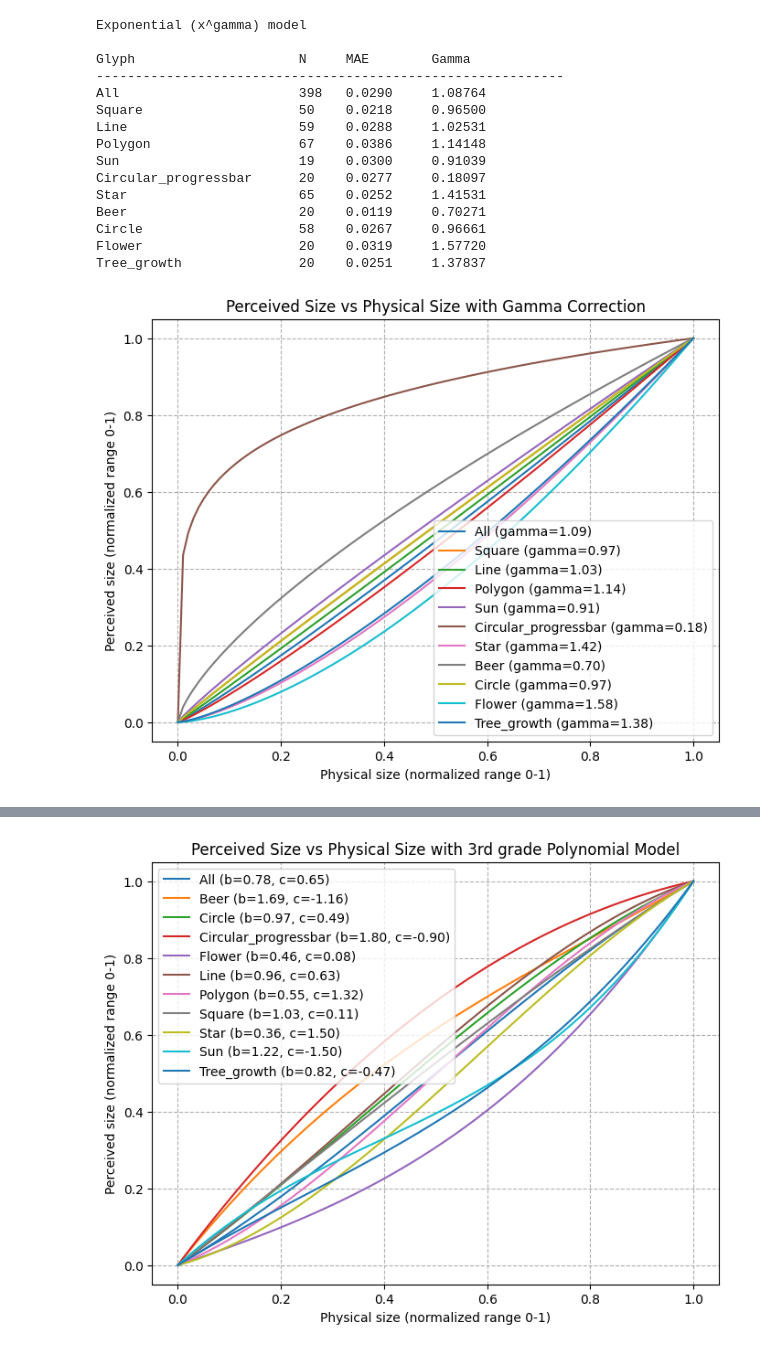
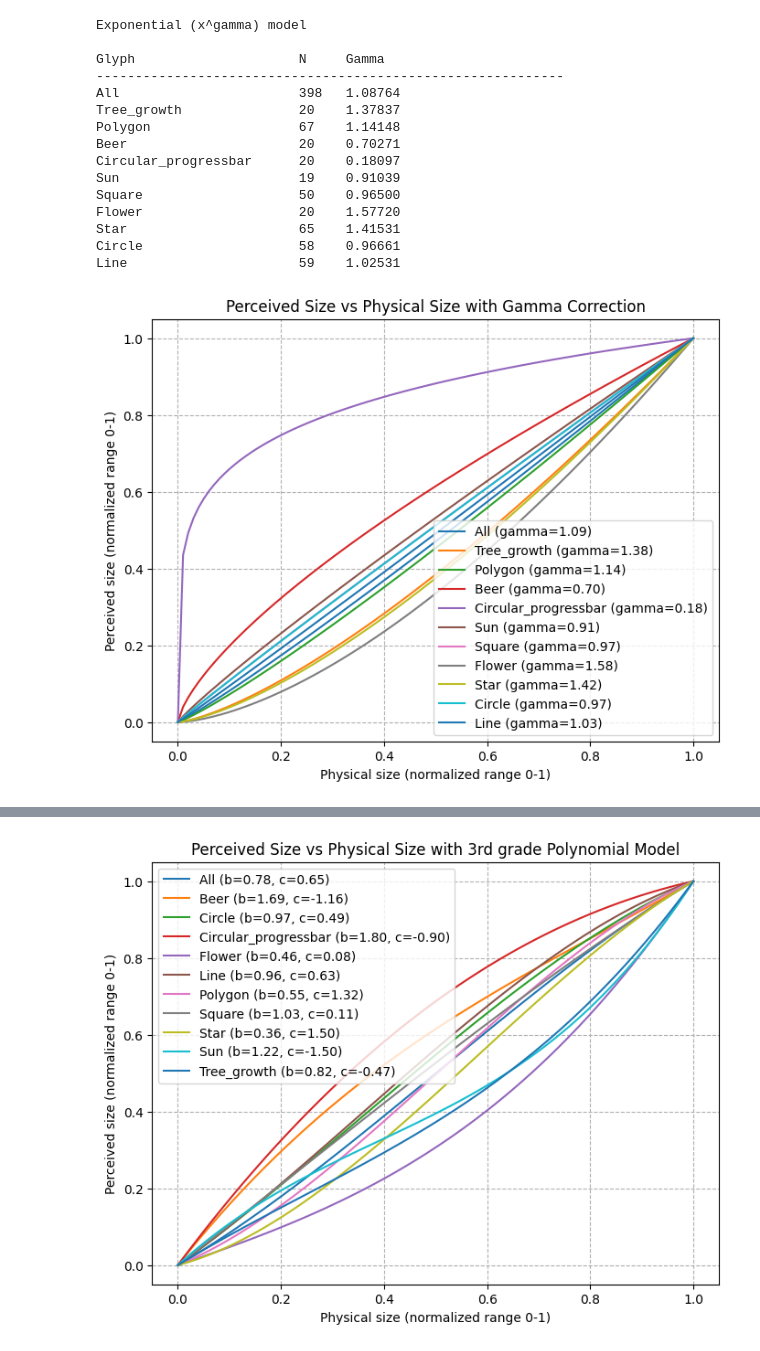
Before and after one commit to provajuli/BP, a Jupyter notebook: data/data_processing.ipynb, the cells around one changed output, grey strips where cells are left out. Saved outputs shown, nothing was run; the diff lists cells and outputs as text; code cells hidden in the pictures.

```diff
--- a/data/data_processing.ipynb
+++ b/data/data_processing.ipynb
@@ -98,15 +98,11 @@ def ls_find_gamma_stimulus(a, b, c):
     res = least_squares(residuals_stimulus, x0=1.0, bounds=(MIN, MAX), args=(a, b, c))
     return float(res.x[0])
 
-# vypocet MAE (Mean Absolute Error)
-def MAE(y_true, y_pred):
-    return float(np.mean(np.abs(y_true - y_pred)))
 
 def stats_per_glyph_type(a, b, c):
     rows = []
     g_all= ls_find_gamma_stimulus(a, b, c) # optimalni gamma pro vsechny glyphy
-    mae_all = MAE(b, predict_b_gamma(g_all, a, c))
-    rows.append(("All", len(b), mae_all, g_all))
+    rows.append(("All", len(b), g_all))
 
     for t in set(GLYPH_TYPES):
         idx = (GLYPH_TYPES == t) # na jakych indexech je dany typ glyphu
@@ -114,16 +110,15 @@ def stats_per_glyph_type(a, b, c):
         b_t= b[idx]
         c_t= c[idx]
         g_t = ls_find_gamma_stimulus(a_t, b_t, c_t) # optimalni gamma pro dany typ glyphu
-        mae_t = MAE(b_t, predict_b_gamma(g_t, a_t, c_t)) # chyba pro dany typ glyphu
-        rows.append((t.capitalize(), len(b_t), mae_t, g_t))
+        rows.append((t.capitalize(), len(b_t), g_t))
     return rows
 
 def print_table(rows):
     print("Exponential (x^gamma) model\n")
-    print(f"{'Glyph':<25} {'N':<5} {'MAE':<10} {'Gamma':<10}")
+    print(f"{'Glyph':<25} {'N':<5} {'Gamma':<10}")
     print("-" * 60)
     for row in rows:
-        print(f"{row[0]:<25} {row[1]:<5} {row[2]:<10.4f} {row[3]:<10.5f}")
+        print(f"{row[0]:<25} {row[1]:<5} {row[2]:<10.5f}")
 
 def pct_B_between_after_gamma(a,b,c,g):
     A,B,C = a**g, b**g, c**g
@@ -143,33 +138,33 @@ print_table(rows)
 # %% [output]
 Exponential (x^gamma) model
 
-Glyph                     N     MAE        Gamma
+Glyph                     N     Gamma
 ------------------------------------------------------------
-All                       398   0.0290     1.08764
-Square                    50    0.0218     0.96500
-Line                      59    0.0288     1.02531
-Polygon                   67    0.0386     1.14148
-Sun                       19    0.0300     0.91039
-Circular_progressbar      20    0.0277     0.18097
-Star                      65    0.0252     1.41531
-Beer                      20    0.0119     0.70271
-Circle                    58    0.0267     0.96661
-Flower                    20    0.0319     1.57720
-Tree_growth               20    0.0251     1.37837
+All                       398   1.08764
+Tree_growth               20    1.37837
+Polygon                   67    1.14148
+Beer                      20    0.70271
+Circular_progressbar      20    0.18097
+Sun                       19    0.91039
+Square                    50    0.96500
+Flower                    20    1.57720
+Star                      65    1.41531
+Circle                    58    0.96661
+Line                      59    1.02531
 # %%
 plt.figure(figsize=(8, 6))
 x = np.linspace(0, 1, 100)
 for row in rows:
-    gamma = row[3]
+    gamma = row[2]
     y = x ** gamma
     plt.xlabel("Physical size (normalized range 0-1)")
     plt.ylabel("Perceived size (normalized range 0-1)")
     plt.title("Perceived Size vs Physical Size with Gamma Correction")
     plt.grid(linestyle="--")
     plt.plot(x, y, label=f"{row[0]} (gamma={gamma:.2f})")
     plt.legend()
 # %% [output]
-[figure, old version]
+[figure, new version]
 # %%
 # omezena funkce (0, 1) polynomu 3. radu
 
```
Also changed, not shown: parts of 4 cells of this notebook, 2 other files.
